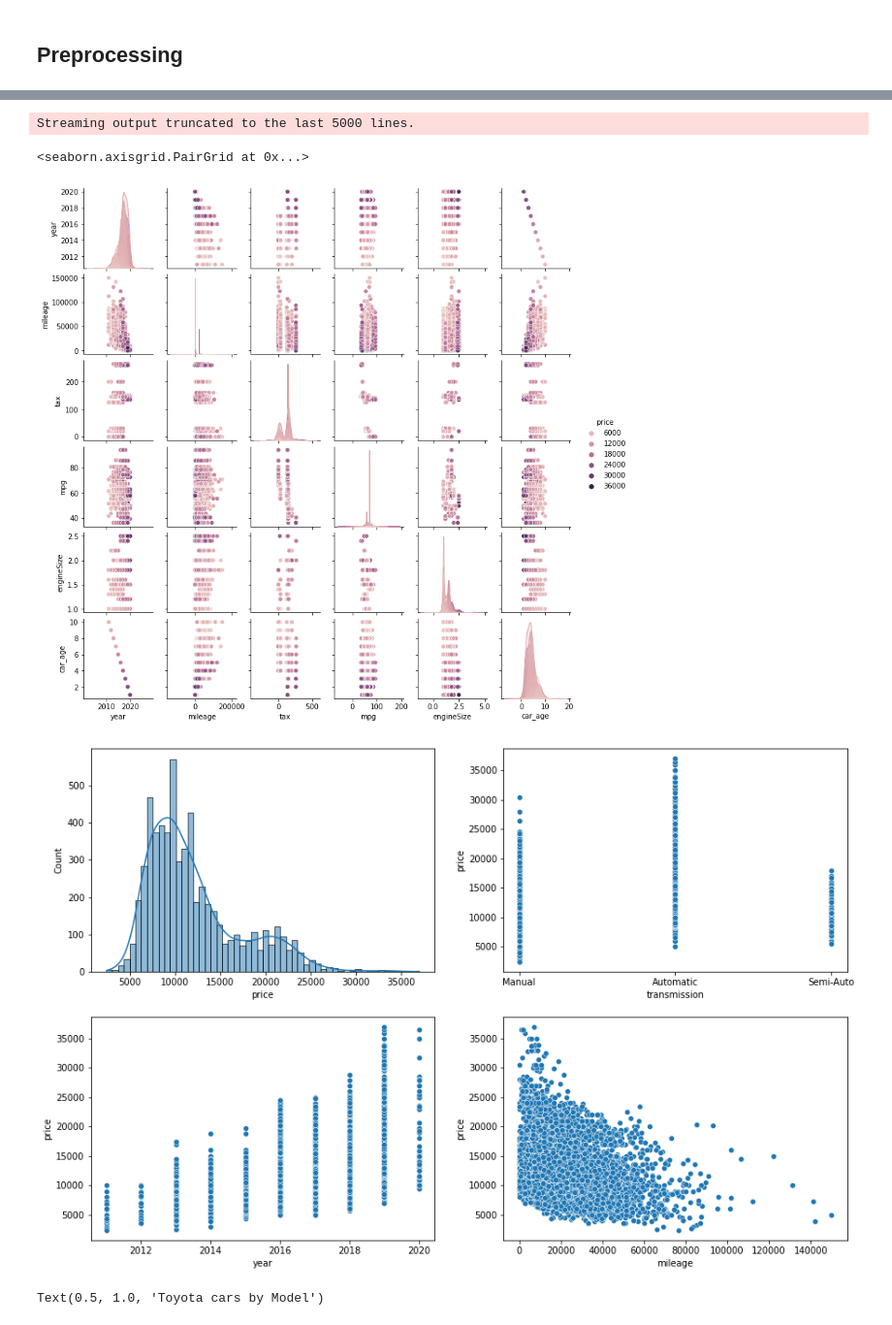
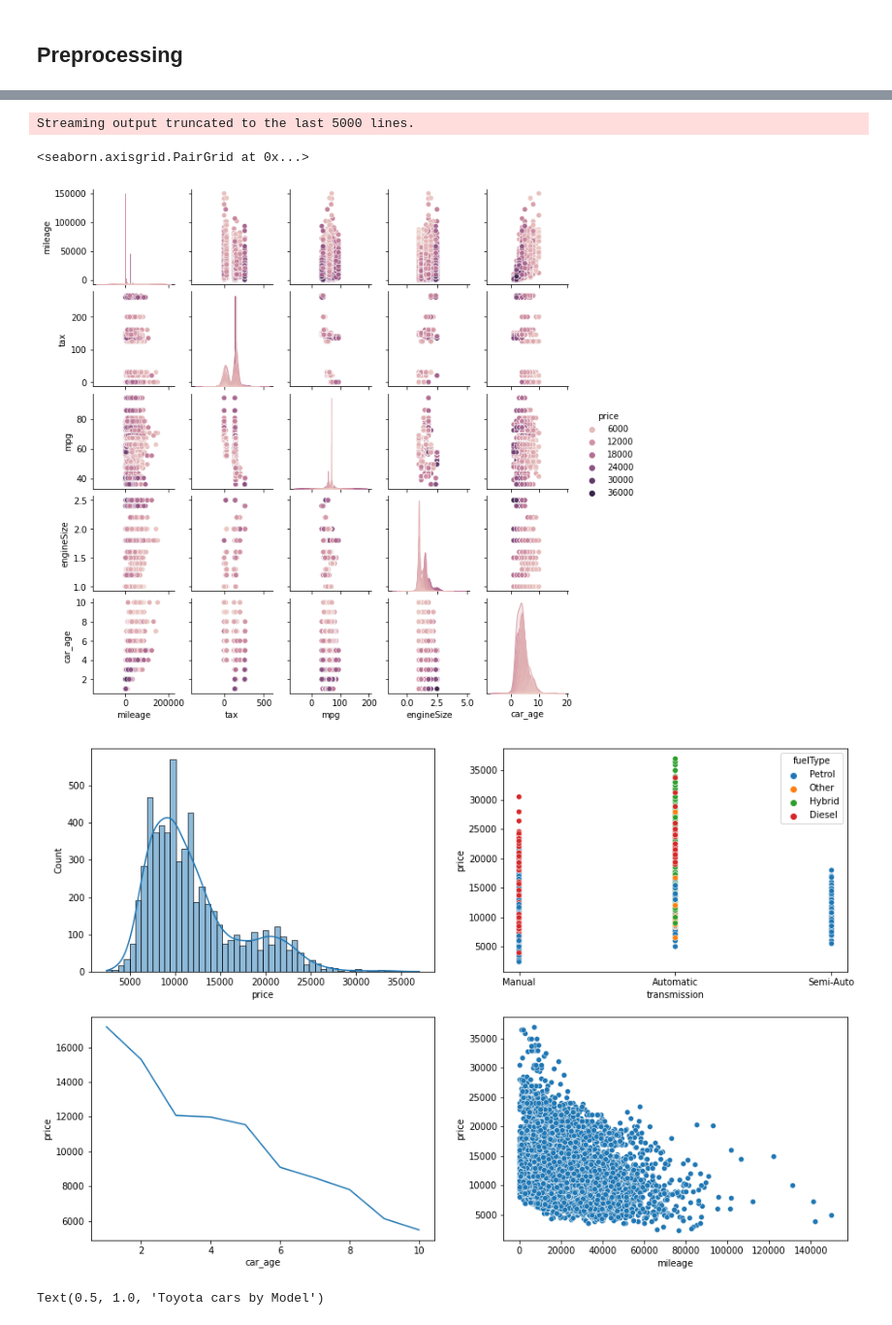
Before and after one commit to Raanank10/UK_Used_Car_Data, a Jupyter notebook: 100000_UK_Used_Car_Data_set_regression_project_.ipynb, the cells around one changed output, grey strips where cells are left out. Shown at 97% size. Drawn from its saved outputs; the diff is of its cells as text; code cells hidden in the pictures.

```diff
--- a/100000_UK_Used_Car_Data_set_regression_project_.ipynb
+++ b/100000_UK_Used_Car_Data_set_regression_project_.ipynb
@@ -176,6 +176,7 @@ unique_Toyota.model.value_counts()
 Name: model, dtype: int64
 # %%
 unique_Toyota["car_age"] = 2021 - unique_Toyota["year"]
+unique_Toyota.drop('year',axis=1, inplace=True)
 # %%
 unique_Toyota.car_age.value_counts()
 # %% [output]
@@ -198,6 +199,6 @@ unique_Toyota.car_age.value_counts()
 Name: car_age, dtype: int64
 # %%
 unique_Toyota = unique_Toyota[unique_Toyota.groupby('car_age')\
-                              .year.transform('count')>30].copy()
-unique_Toyota.year.value_counts()
+                              .car_age.transform('count')>30].copy()
+unique_Toyota.car_age.value_counts()
 # %% [output]
@@ -353,15 +354,15 @@ sns.pairplot(unique_Toyota_num, hue= 'price' ,height=1.8)
 # %% [output]
 Streaming output truncated to the last 5000 lines.
 <seaborn.axisgrid.PairGrid at 0x...>
-[figure, old version]
+[figure, new version]
 # %%
 fig, ax = plt.subplots(2,2, figsize=(15,10))
 sns.histplot(unique_Toyota.price, kde=True, ax=ax[0,0])
-sns.scatterplot(x='transmission',  y='price', data = unique_Toyota, ax=ax[0,1])
-sns.scatterplot(x='year', y='price', data = unique_Toyota, ci=None, ax=ax[1,0])
+sns.scatterplot(x='transmission',  y='price', data = unique_Toyota, hue='fuelType', ax=ax[0,1])
+sns.lineplot(x='car_age', y='price', data = unique_Toyota, ci=None, ax=ax[1,0])
 sns.scatterplot(x='mileage', y='price', data = unique_Toyota, ax=ax[1,1]);
 # %% [output]
-[figure, old version]
+[figure, new version]
 # %%
 sns.countplot(y = "model", data=unique_Toyota).set_title("Toyota cars by Model")
 # %% [output]
```
Also changed, not shown: parts of 22 cells of this notebook.
